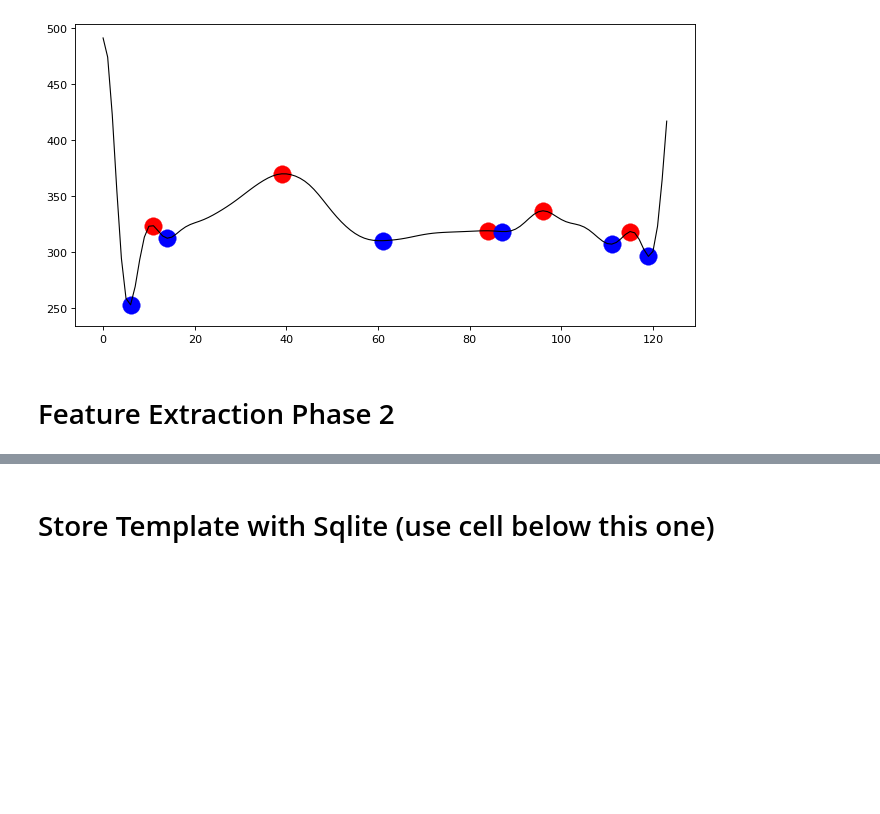
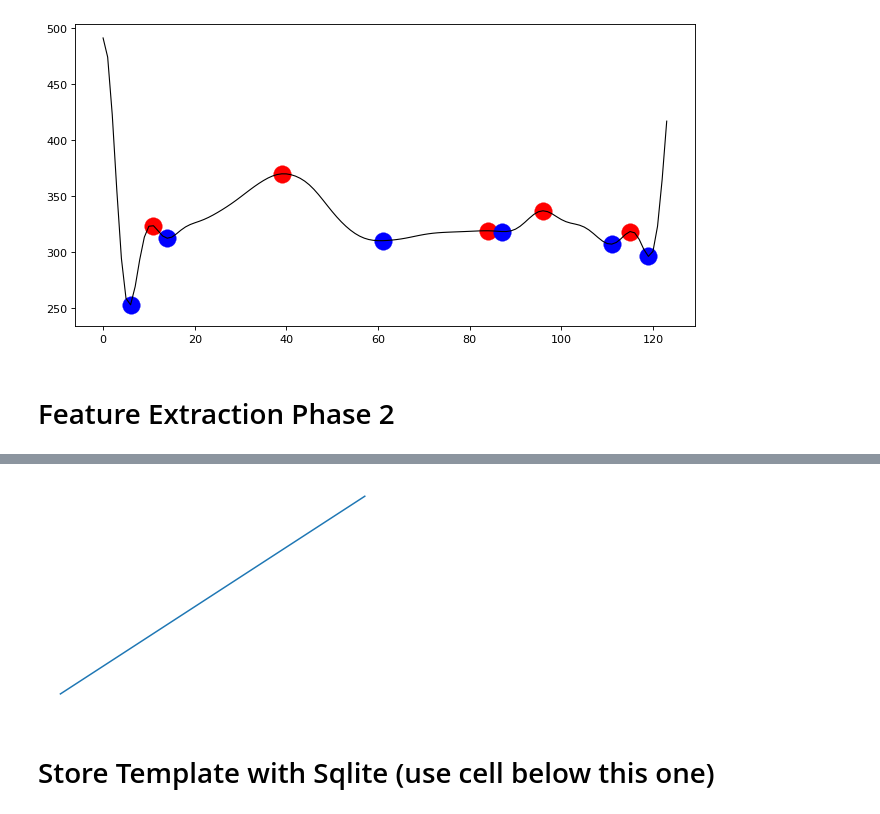
Before and after one commit to Gr-Anderson/FYP, a Jupyter notebook: testing_code/presentation/Project_Presentation.ipynb, the cells around one changed output, grey strips where cells are left out. Saved outputs shown, nothing was run; the diff lists cells and outputs as text; code cells hidden in the pictures; blank space fills up the shorter version.

```diff
--- a/testing_code/presentation/Project_Presentation.ipynb
+++ b/testing_code/presentation/Project_Presentation.ipynb
@@ -270,3 +299,16 @@ plt.plot(temp_list, color="#000000", linewidth=1)
+# %%
+import matplotlib.pyplot as plt
+
+fig, ax = plt.subplots()
+ax.plot(range(10))
+
+fig.patch.set_visible(True)
+ax.axis('off')
+
+with open('testy.png', 'w') as outfile:
+    fig.canvas.print_png('outfile')
+# %% [output]
+[figure, added]
 # %% [markdown]
 # Store Template with Sqlite (use cell below this one)
 # %%
```
Also changed, not shown: parts of 14 cells of this notebook, 15 other files.
